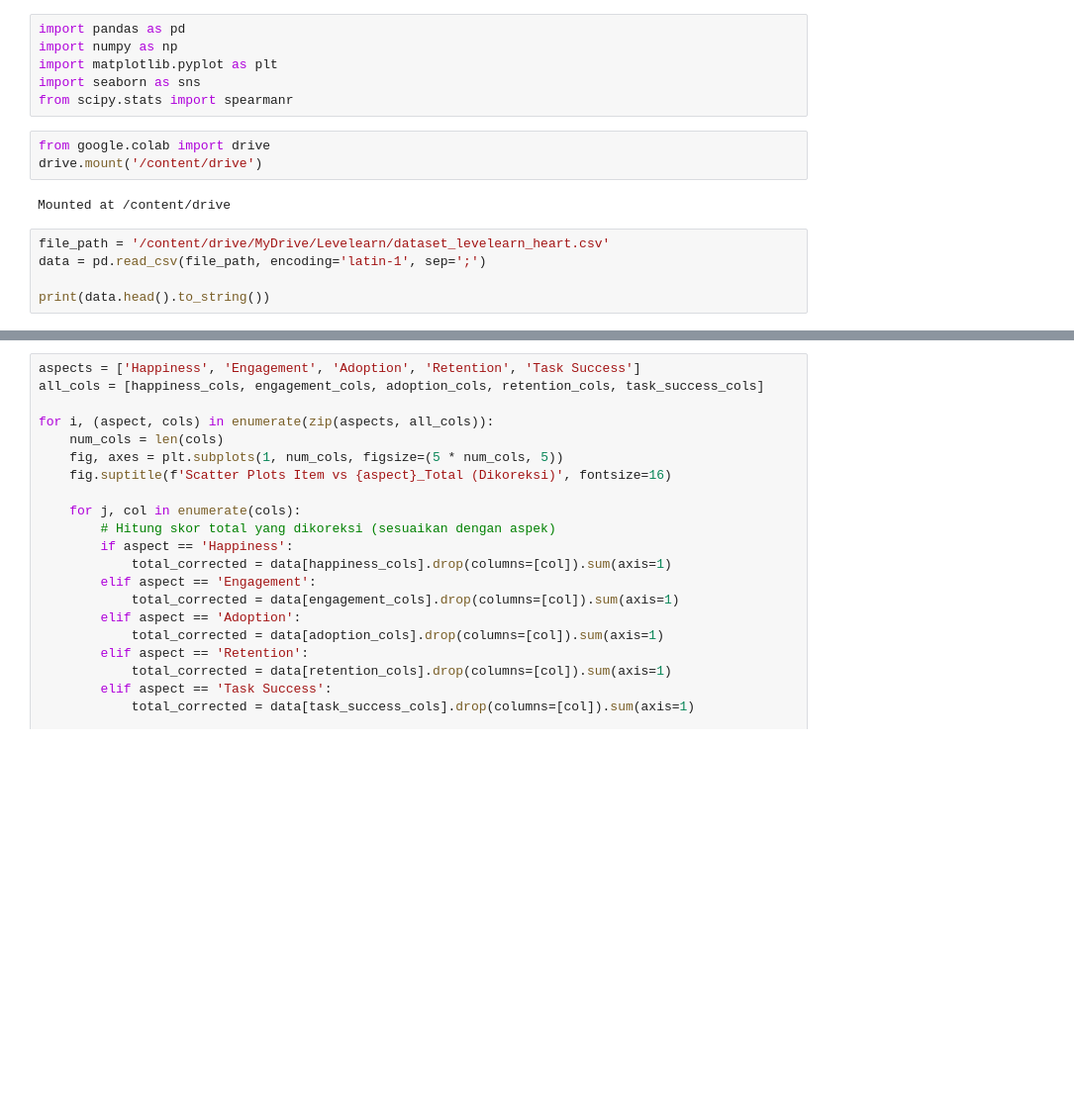
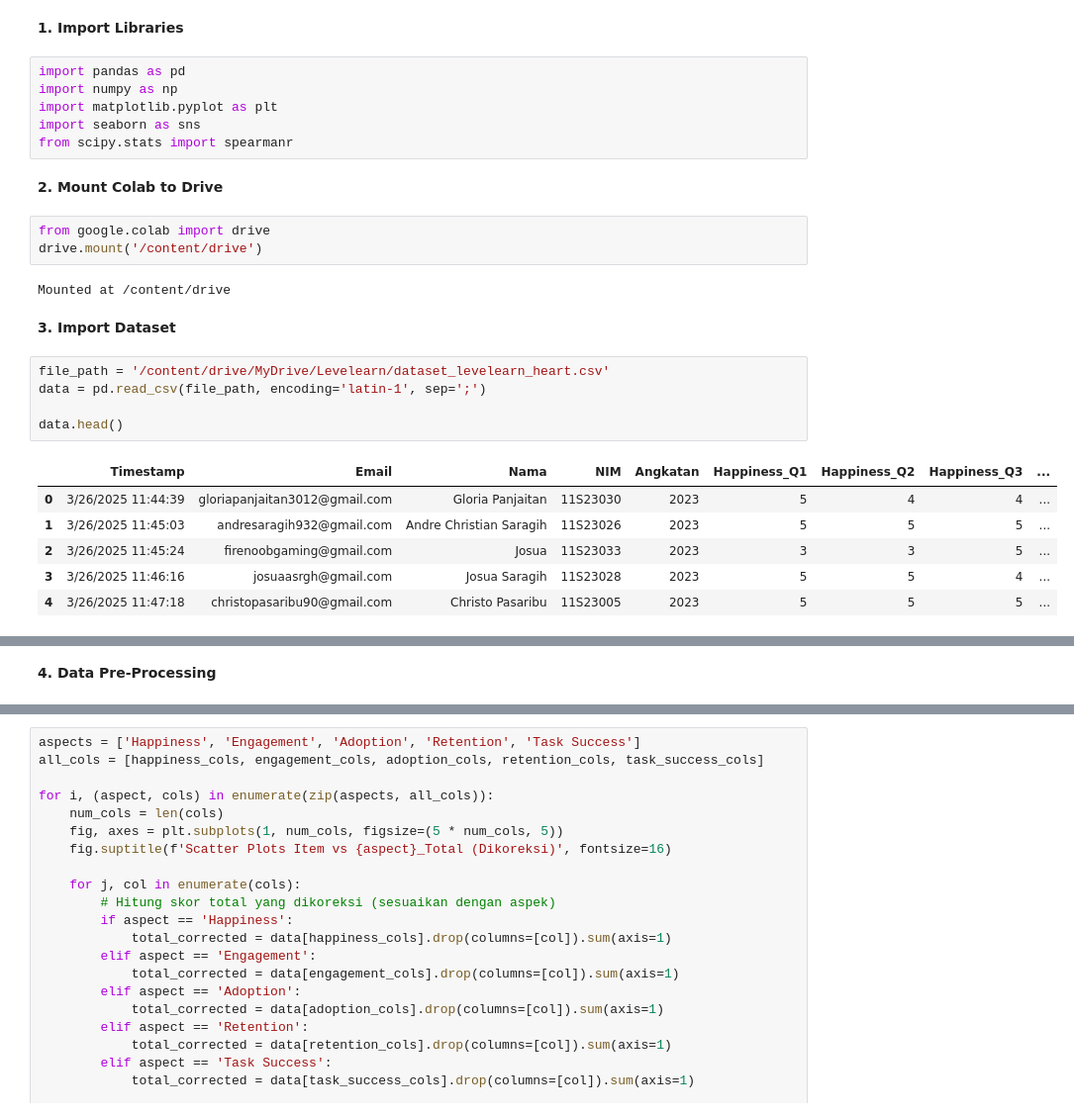
Before and after one commit to TRZs69/data-analysis, a Jupyter notebook: validity_test.ipynb, the cells around one changed output, grey strips where cells are left out. Shown at 99% size. Drawn from its saved outputs; the diff is of its cells as text; blank space fills up the shorter version.

```diff
--- a/validity_test.ipynb
+++ b/validity_test.ipynb
@@ -1,19 +1,31 @@
 # %% [markdown]
 <a href="https://colab.research.google.com/github/Levelearn/data-analysis/blob/main/validity_test.ipynb" target="_parent"><img src="https://colab.research.google.com/assets/colab-badge.svg" alt="Open In Colab"/></a>
+# %% [markdown]
+**1. Import Libraries**
 # %%
 import pandas as pd
 import numpy as np
 import matplotlib.pyplot as plt
 import seaborn as sns
 from scipy.stats import spearmanr
+# %% [markdown]
+**2. Mount Colab to Drive**
 # %%
 from google.colab import drive
 drive.mount('/content/drive')
 # %% [output]
 Mounted at /content/drive
+# %% [markdown]
+**3. Import Dataset**
 # %%
 file_path = '/content/drive/MyDrive/Levelearn/dataset_levelearn_heart.csv'
 data = pd.read_csv(file_path, encoding='latin-1', sep=';')
 
-print(data.head().to_string())
+data.head()
 # %% [output]
+|  | Timestamp | Email | Nama | NIM | Angkatan | Happiness_Q1 | Happiness_Q2 | Happiness_Q3 | ... |
+| 0 | 3/26/2025 11:44:39 | gloriapanjaitan3012@gmail.com | Gloria Panjaitan | 11S23030 | 2023 | 5 | 4 | 4 | ... |
+| 1 | 3/26/2025 11:45:03 | andresaragih932@gmail.com | Andre Christian Saragih | 11S23026 | 2023 | 5 | 5 | 5 | ... |
+| 2 | 3/26/2025 11:45:24 | firenoobgaming@gmail.com | Josua | 11S23033 | 2023 | 3 | 3 | 5 | ... |
+| 3 | 3/26/2025 11:46:16 | josuaasrgh@gmail.com | Josua Saragih | 11S23028 | 2023 | 5 | 5 | 4 | ... |
+| 4 | 3/26/2025 11:47:18 | christopasaribu90@gmail.com | Christo Pasaribu | 11S23005 | 2023 | 5 | 5 | 5 | ... |
@@ -26,3 +33,5 @@ print(data.head().to_string())
+# %% [markdown]
+**4. Data Pre-Processing**
 # %%
 data_likert = data[['Happiness_Q1', 'Happiness_Q2', 'Happiness_Q3', 'Happiness_Q4', 'Happiness_Q5',
                   'Engagement_Q1', 'Engagement_Q2', 'Engagement_Q3', 'Engagement_Q4', 'Engagement_Q5',
```
Also changed, not shown: parts of 15 cells of this notebook.
